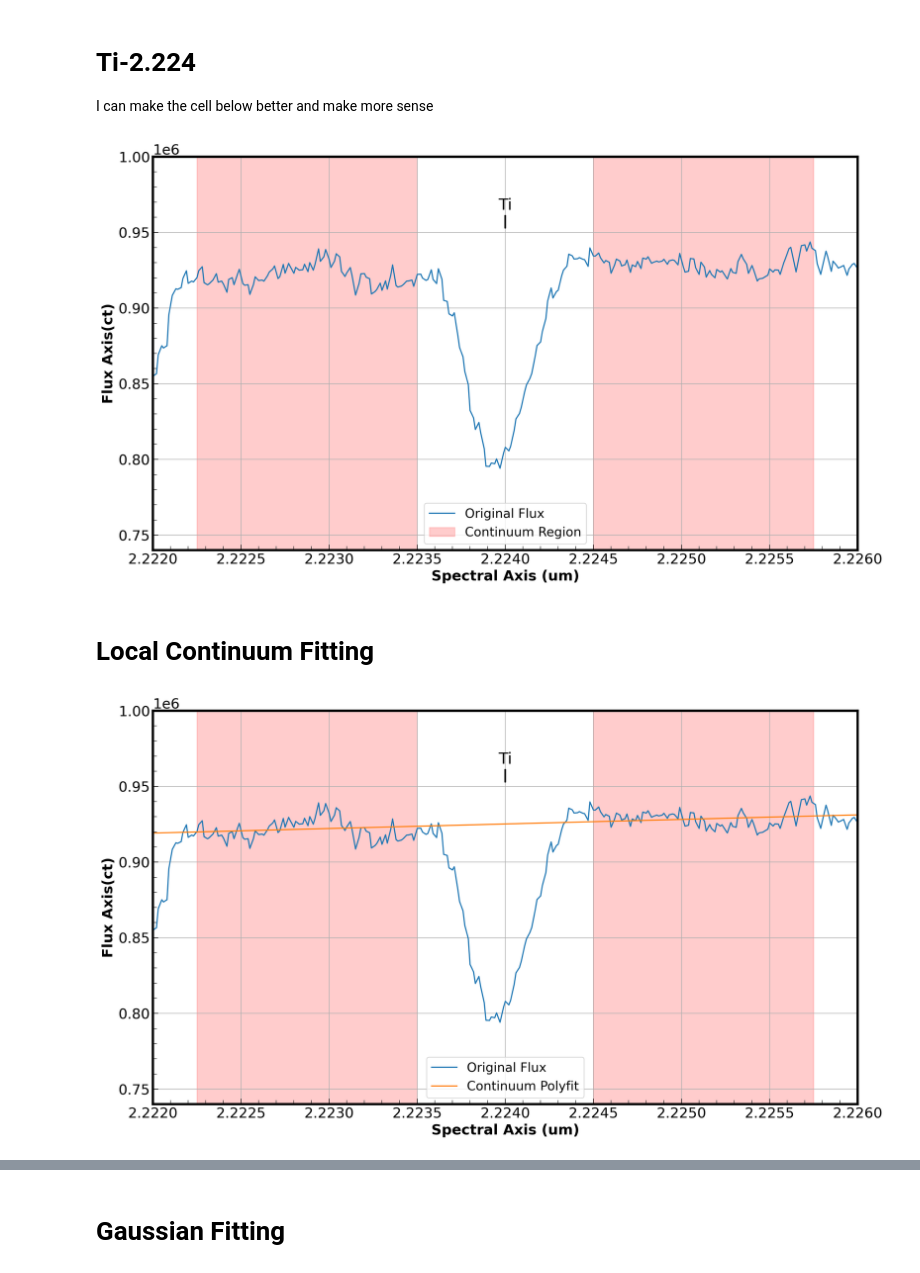
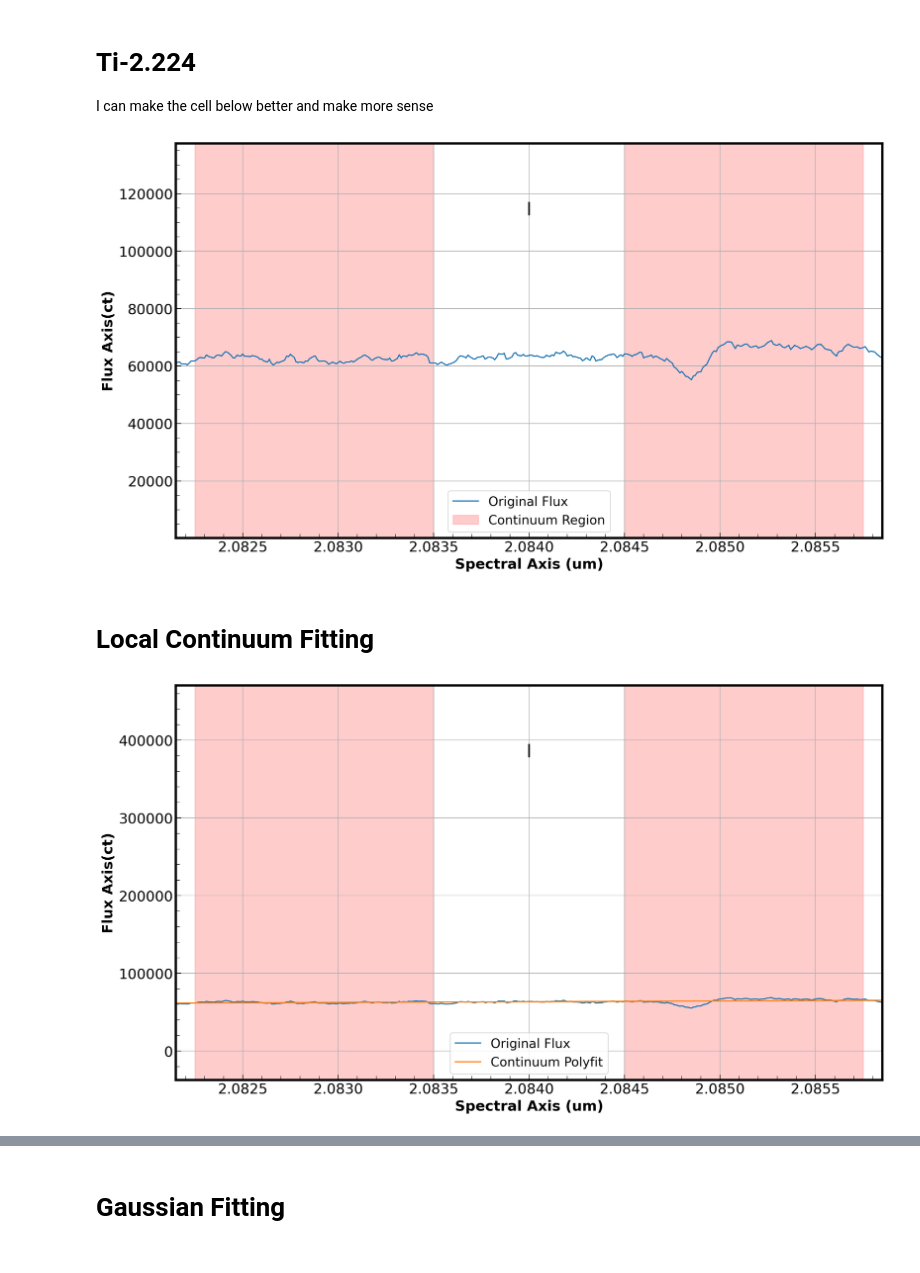
Before and after one commit to SavOliveira/IGRINS-Spectra, a Jupyter notebook: Standards/Anon1/anon1_TI_2_224.ipynb, the cells around one changed output, grey strips where cells are left out. Drawn from its saved outputs; the diff is of its cells as text; code cells hidden in the pictures.

```diff
--- a/Standards/Anon1/anon1_TI_2_224.ipynb
+++ b/Standards/Anon1/anon1_TI_2_224.ipynb
@@ -210,6 +212,6 @@ conthi_max = (anon1_wavlen - conthi_2).abs().idxmin()
 # %%
 # Make 1D Spectrum Object
-anon1_spec = Spectrum1D(spectral_axis=anon1_wavlen.values*u.um,flux=anon1_flux.values*u.ct)
+anon1_spec = Spectrum1D(spectral_axis=wavlen.values*u.um,flux=flux.values*u.ct)
 fig,ax = plt.subplots(figsize=(16,9))
 
 plt.plot(anon1_spec.spectral_axis, anon1_spec.flux, label='Original Flux')
@@ -227,16 +229,16 @@ for i in range(len(nir_dict)):
 plt.axvspan(contlo_1,contlo_2, color='red', alpha=0.2,label='Continuum Region')
 plt.axvspan(conthi_1,conthi_2, color='red', alpha=0.2)
 
-text_y = 0.965e6
+# text_y = 0.965e6
 # ax.text(nir_dict['Ti-2.2218'],text_y,'Ti',ha='center')
-ax.text(nir_dict['Ti-2.224'],text_y,'Ti',ha='center')
+# ax.text(nir_dict['Ti-2.224'],text_y,'Ti',ha='center')
 # ax.text(nir_dict['Fe-2.226'],text_y,'Fe',ha='center')
 # ax.text(nir_dict['Ti-2.228'],text_y,'Ti',ha='center')
 # ax.text(nir_dict['Ti-2.232'],text_y,'Ti',ha='center')
 
 # Set fig axis limits
-plt.xlim(2.222,2.226)
-plt.ylim(0.74e6,1e6)
+plt.xlim(contlo_1-10*spec_res,conthi_2+10*spec_res)
+# plt.ylim(60000,70000)
 
 # Enable minor tick marks
 ax.minorticks_on()
@@ -247,18 +249,18 @@ ax.grid()
 plt.legend()
 plt.show()
 # %% [output]
-[figure, old version]
+[figure, new version]
 # %% [markdown]
 # Local Continuum Fitting
 # %%
 # estimate continuum using mean of points in selected range
 # wavelength range of where I'm estimating continuum
-contlo_wave = anon1_wavlen.loc[contlo_min:contlo_max]
-conthi_wave = anon1_wavlen.loc[conthi_min:conthi_max]
+contlo_wave = wavlen.loc[contlo_min:contlo_max]
+conthi_wave = wavlen.loc[conthi_min:conthi_max]
 
 # fluxe range of where I'm estimating continuum
-contlo_flux = anon1_flux.loc[contlo_min:contlo_max]
-conthi_flux = anon1_flux.loc[conthi_min:conthi_max]
+contlo_flux = flux.loc[contlo_min:contlo_max]
+conthi_flux = flux.loc[conthi_min:conthi_max]
 
 contwave_array = np.concatenate((contlo_wave, conthi_wave))
 contflux_array = np.concatenate((contlo_flux, conthi_flux))
@@ -268,7 +270,7 @@ mean_cont = np.sum(contflux_array)/len(contflux_array)
 # estimate continuum using 1d polyfit to points in selected range
 cont_fit = np.polyfit(contwave_array, contflux_array, 1)
 fitval = np.poly1d(cont_fit)
-continuum = fitval(anon1_wavlen)
+continuum = fitval(wavlen)
 # %%
 fig,ax = plt.subplots(figsize=(16,9))
 
@@ -276,38 +278,38 @@ plt.plot(anon1_spec.spectral_axis, anon1_spec.flux, label='Original Flux')
 plt.plot(anon1_spec.spectral_axis, continuum,label='Continuum Polyfit')
 
 # Loop through NIR line dictionary and plot vertical, dashed lines at those wavelengths
 # Iterate over number of objects
 for i in range(len(nir_dict)):
     # Iterate over the NIR dictionary
     for ii in range(len(lines_wav)):
         plt.axvline(lines_wav[ii],0.82,0.85,color='black')
     # ax.text(lines_wav[ii],text_y,labels,ha='center')
 
 
 plt.axvspan(contlo_1,contlo_2, color='red', alpha=0.2)
 plt.axvspan(conthi_1,conthi_2, color='red', alpha=0.2)
 
-text_y = 0.965e6
+# text_y = 0.965e6
 # ax.text(nir_dict['Ti-2.2218'],text_y,'Ti',ha='center')
-ax.text(nir_dict['Ti-2.224'],text_y,'Ti',ha='center')
+# ax.text(nir_dict['Ti-2.224'],text_y,'Ti',ha='center')
 # ax.text(nir_dict['Fe-2.226'],text_y,'Fe',ha='center')
 # ax.text(nir_dict['Ti-2.228'],text_y,'Ti',ha='center')
 # ax.text(nir_dict['Ti-2.232'],text_y,'Ti',ha='center')
 
 # Set fig axis limits
-plt.xlim(2.222,2.226)
-plt.ylim(0.74e6,1e6)
+plt.xlim(contlo_1-10*spec_res,conthi_2+10*spec_res)
+# plt.ylim(0.74e6,1e6)
 
 # Enable minor tick marks
 ax.minorticks_on()
 
 plt.xlabel('Spectral Axis ({})'.format(anon1_spec.spectral_axis.unit))
 plt.ylabel('Flux Axis({})'.format(anon1_spec.flux.unit))
 ax.grid()
 plt.legend()
 plt.show()
 # %% [output]
-[figure, old version]
+[figure, new version]
 # %%
 #examine the continuum-modified spectra
 
```
Also changed, not shown: parts of 20 cells of this notebook, 3 other files.
